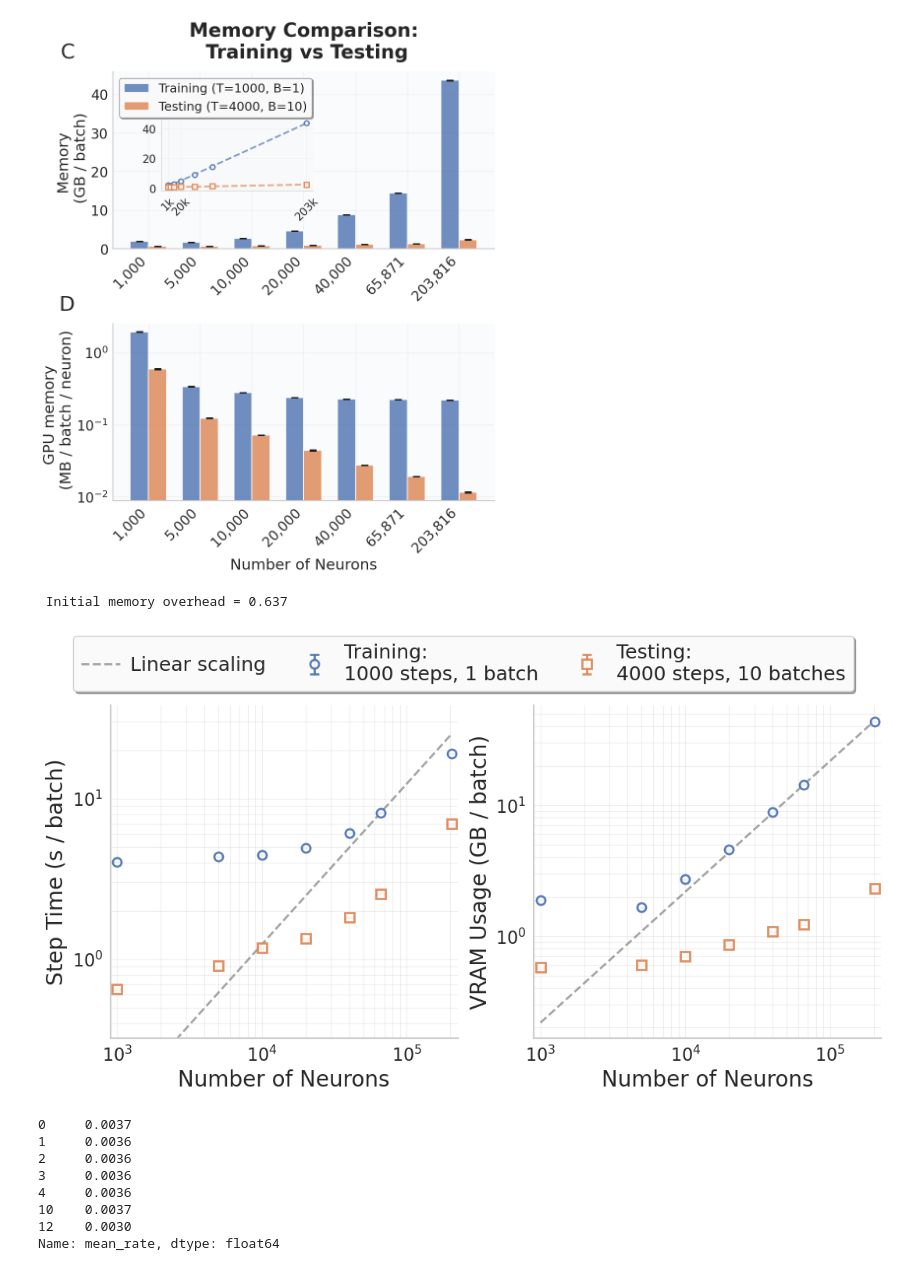
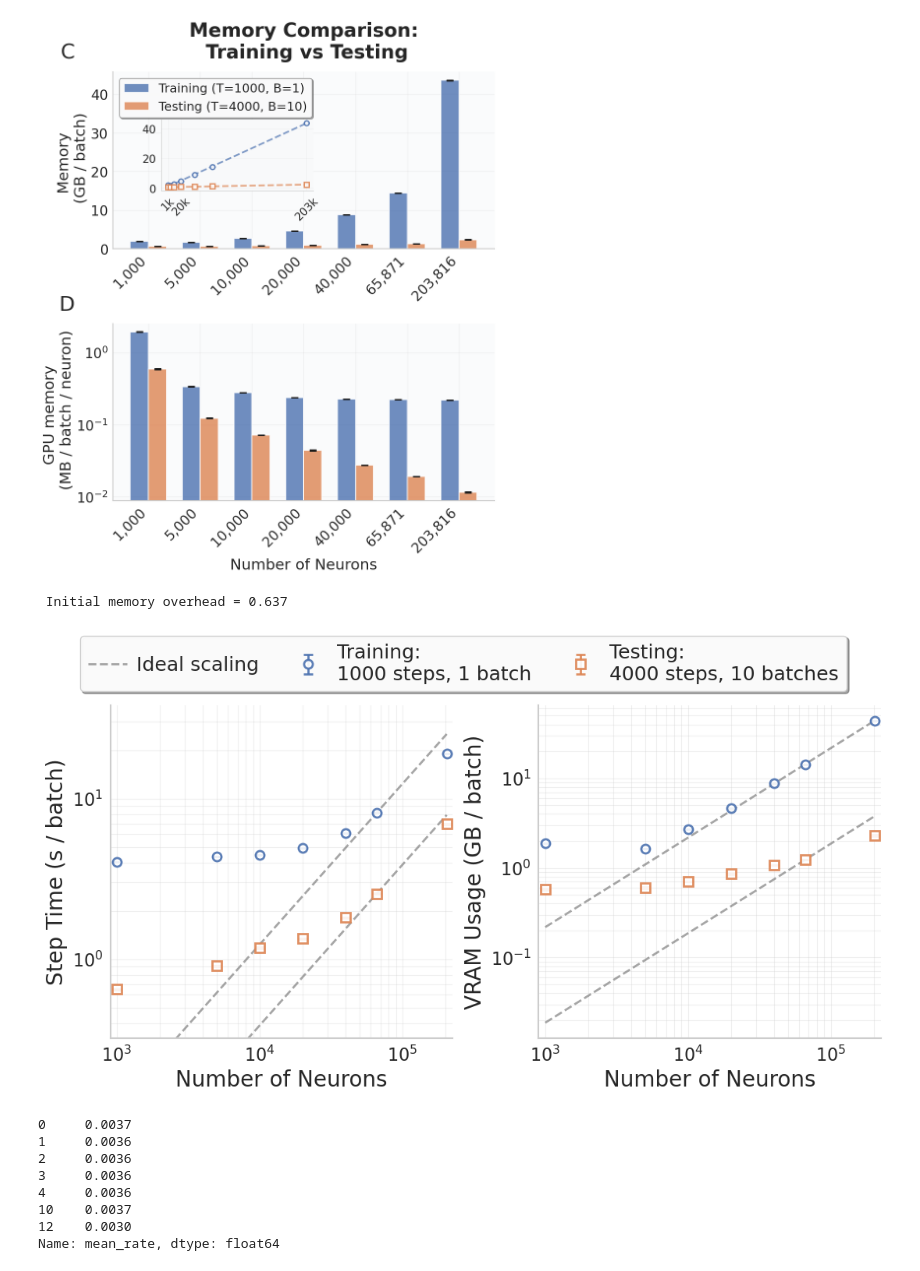
Before and after one commit to JavierGalvan9/V1_GLIF_model, a Jupyter notebook: performance_figures/performance_figures.ipynb, the cells around one changed output. Drawn from its saved outputs; the diff is of its cells as text; code cells hidden in the pictures.

```diff
--- a/performance_figures/performance_figures.ipynb
+++ b/performance_figures/performance_figures.ipynb
@@ -752,7 +752,12 @@ def create_loglog_performance_comparison_fit(train_df, test_df, output_dir=''):
         anchor_time = train_step_times[5]
         slope1_time = anchor_time * (common_neurons / anchor_neuron)
         ax1.plot(common_neurons, slope1_time, '--', color='gray',
-                 linewidth=2, alpha=0.7, label='Linear scaling') #label='_nolegend_')
+                 linewidth=2, alpha=0.7, label='Ideal scaling') #label='_nolegend_')
+
+        anchor_time = test_step_times[5]
+        slope1_time = anchor_time * (common_neurons / anchor_neuron)
+        ax1.plot(common_neurons, slope1_time, '--', color='gray',
+                 linewidth=2, alpha=0.7, label='_nolegend_') #label='_nolegend_')
 
         # Set log-log scale
         ax1.set_xscale('log')
@@ -793,37 +798,42 @@ def create_loglog_performance_comparison_fit(train_df, test_df, output_dir=''):
         ax2.plot(common_neurons, slope1_mem, '--', color='gray',
                  linewidth=2, alpha=0.7, label='_nolegend_')
 
+        anchor_mem = test_memories[5]
+        slope1_mem = anchor_mem * (common_neurons / anchor_neuron)
+        ax2.plot(common_neurons, slope1_mem, '--', color='gray',
+                 linewidth=2, alpha=0.7, label='_nolegend_')
+
         # Set log scale for y-axis (x-axis is shared)
         ax2.set_yscale('log')
         ax2.set_xscale('log')
         ax2.set_xlabel('Number of Neurons', fontsize=20, fontweight='normal')
         ax2.set_ylabel('VRAM Usage (GB / batch)', fontsize=20, fontweight='normal')
         ax2.tick_params(axis='both', labelsize=16)
         ax2.grid(True, alpha=0.3, linestyle='-', linewidth=0.8, which='both')
 
         # Remove top and right spines
         for ax in [ax1, ax2]:
             ax.spines['top'].set_visible(False)
             ax.spines['right'].set_visible(False)
             ax.spines['left'].set_linewidth(1.5)
             ax.spines['bottom'].set_linewidth(1.5)
 
         # Add figure legend including slope-1 reference
         handles, labels = ax1.get_legend_handles_labels()
         fig.legend(handles, labels, loc='upper center', bbox_to_anchor=(0.5, 1.02),
                   fontsize=18, frameon=True, fancybox=True, shadow=True,
                   framealpha=0.95, ncol=3, columnspacing=1.5, handletextpad=0.5)
 
         plt.tight_layout()
         plt.subplots_adjust(top=0.85)  # Make room for the legend
 
         plt.savefig(f'figures/loglog_performance_comparison_fit.png', dpi=300, transparent=True)
         plt.show()
 
 create_loglog_performance_comparison_fit(train_df, test_df, output_dir='Paper_figures')
 # %% [output]
  Initial memory overhead = 0.637
-[figure, old version]
+[figure, new version]
 # %%
 train_df['mean_rate']
 # %% [output]
```
Also changed, not shown: 1 other file.
